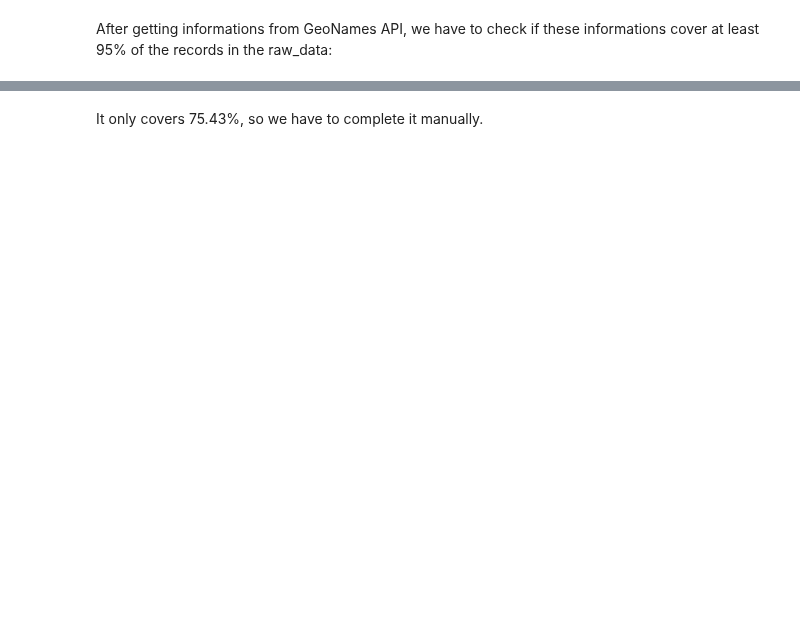
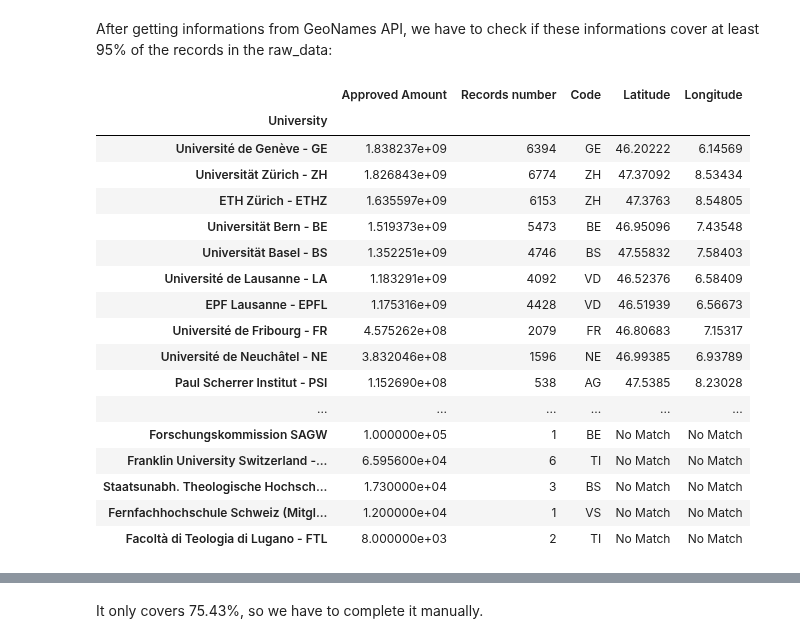
Before and after one commit to Symsystem/adaepflHomework, a Jupyter notebook: 03 - Interactive Viz/Project 3.ipynb, the cells around one changed output, grey strips where cells are left out. Cells and saved outputs as stored; diff of their text form; code cells hidden in the pictures; blank space fills up the shorter version.

```diff
--- a/03 - Interactive Viz/Project 3.ipynb
+++ b/03 - Interactive Viz/Project 3.ipynb
@@ -88,21 +88,106 @@ After getting informations from GeoNames API, we have to check if these informat
 # %%
 # try to look for patterns in the University name
 for univ, row in data[data.index.str.contains('Luzern')].iterrows():
-    data.set_value(univ, 'Canton', 'Lucerne')
+    #data.set_value(univ, 'Canton', 'Lucerne')
     data.set_value(univ, 'Code', 'LU')
 
 for univ, row in data[data.index.str.contains('Zürcher')].iterrows():
-    data.set_value(univ, 'Canton', 'Zurich')
+    #data.set_value(univ, 'Canton', 'Zurich')
+    data.set_value(univ, 'Code', 'ZH')
+
+for univ, row in data[data.index.str.contains('Zürich')].iterrows():
+    #data.set_value(univ, 'Canton', 'Zurich')
     data.set_value(univ, 'Code', 'ZH')
 
 for univ, row in data[data.index.str.contains('Svizzera italiana')].iterrows():
-    data.set_value(univ, 'Canton', 'Ticino')
+    #data.set_value(univ, 'Canton', 'Ticino')
     data.set_value(univ, 'Code', 'TI')
 
 for univ, row in data[data.index.str.contains('Bern')].iterrows():
-    data.set_value(univ, 'Canton', 'Bern')
+    #data.set_value(univ, 'Canton', 'Bern')
     data.set_value(univ, 'Code', 'BE')
 
 for univ, row in data[data.index.str.contains('St. Gallen')].iterrows():
-    data.set_value(univ, 'Canton', 'Saint Gallen')
+    #data.set_value(univ, 'Canton', 'Saint Gallen')
     data.set_value(univ, 'Code', 'SG')
+
+for univ, row in data[data.index.str.contains('Vaud')].iterrows():
+    #data.set_value(univ, 'Canton', 'Vaud')
+    data.set_value(univ, 'Code', 'VD')
+
+for univ, row in data[data.index.str.contains('Wallis')].iterrows():
+    #data.set_value(univ, 'Canton', 'Valais')
+    data.set_value(univ, 'Code', 'VS')
+
+for univ, row in data[data.index.str.contains('Thurgau')].iterrows():
+    #data.set_value(univ, 'Canton', 'Valais')
+    data.set_value(univ, 'Code', 'TG')
+
+#data.set_value('HES de Suisse occidentale - HES-SO', 'Canton', 'Jura')
+data.set_value('HES de Suisse occidentale - HES-SO', 'Code', 'JU')
+
+#data.set_value('Inst. de Hautes Etudes Internat. et du Dév - IHEID', 'Canton', 'Geneva')
+data.set_value('Inst. de Hautes Etudes Internat. et du Dév - IHEID', 'Code', 'GE')
+
+#data.set_value('Idiap Research Institute - IDIAP', 'Canton', 'Valais')
+data.set_value('Idiap Research Institute - IDIAP', 'Code', 'VS')
+
+#data.set_value('Friedrich Miescher Institute - FMI', 'Canton', 'Basel-City')
+data.set_value('Friedrich Miescher Institute - FMI', 'Code', 'BS')
+
+#data.set_value('Physikal.-Meteorolog. Observatorium Davos - PMOD', 'Canton', 'Grisons')
+data.set_value('Physikal.-Meteorolog. Observatorium Davos - PMOD', 'Code', 'GR')
+
+#data.set_value('Allergie- und Asthmaforschung - SIAF', 'Canton', 'Grisons')
+data.set_value('Allergie- und Asthmaforschung - SIAF', 'Code', 'GR')
+
+#data.set_value('Swiss Institute of Bioinformatics - SIB', 'Canton', 'Vaud')
+data.set_value('Swiss Institute of Bioinformatics - SIB', 'Code', 'VD')
+
+data.set_value('Fachhochschule Ostschweiz - FHO', 'Code', 'SG')
+data.set_value('Inst. universit. romand de Santé au Travail - IST', 'Code', 'VD')
+data.set_value('Swiss Center for Electronics and Microtech. - CSEM', 'Code', 'NE')
+data.set_value('Institut Universitaire Kurt Bösch - IUKB', 'Code', 'VS')
+data.set_value('Ente Ospedaliero Cantonale - EOC', 'Code', 'TI')
+data.set_value('Pädagogische Hochschule Nordwestschweiz - PHFHNW', 'Code', 'AG')
+data.set_value('Forschungsinstitut für Opthalmologie - IRO', 'Code', 'VS')
+data.set_value('Eidg. Hochschulinstitut für Berufsbildung - EHB', 'Code', 'BE')
+data.set_value('Institut für Kulturforschung Graubünden - IKG', 'Code', 'GR')
+data.set_value('Centre de rech. sur l\'environnement alpin - CREALP', 'Code', 'VS')
+data.set_value('Haute école pédagogique fribourgeoise - HEPFR', 'Code', 'FR')
+data.set_value('Haute école pédagogique BE, JU, NE - HEPBEJUNE', 'Code', 'JU')
+data.set_value('Pädagogische Hochschule Zug - PHZG', 'Code', 'ZG')
+data.set_value('Pädagogische Hochschule Graubünden - PHGR', 'Code', 'GR')
+data.set_value('Robert Walser-Stiftung Bern - RWS', 'Code', 'BE')
+data.set_value('Franklin University Switzerland - FUS', 'Code', 'TI')
+data.set_value('Instituto Ricerche Solari Locarno - IRSOL', 'Code', 'TI')
+data.set_value('Pädagogische Hochschule Schwyz - PHSZ', 'Code', 'SZ')
+data.set_value('Inst. Suisse de Spéléologie et Karstologie - ISSKA', 'Code', 'NE')
+data.set_value('Fachhochschule Kalaidos - FHKD', 'Code', 'ZH')
+data.set_value('Staatsunabh. Theologische Hochschule Basel - STHB', 'Code', 'BS')
+data.set_value('Schweiz. Hochschule für Logopädie Rorschach - SHLR', 'Code', 'SG')
+data.set_value('Pädagogische Hochschule Wallis - PHVS', 'Code', 'VS')
+data.set_value('Pädag. Hochschule Tessin (Teilschule SUPSI) - ASP', 'Code', 'TI')
+data.set_value('Facoltà di Teologia di Lugano - FTL', 'Code', 'TI')
+data.set_value('Pädagogische Hochschule Schaffhausen - PHSH', 'Code', 'SH')
+data.set_value('Forschungskommission SAGW', 'Code', 'BE')
+data.set_value('Fernfachhochschule Schweiz (Mitglied SUPSI) - FFHS', 'Code', 'VS')
+# %% [output]
+|  | Approved Amount | Records number | Code | Latitude | Longitude |
+| University |  |  |  |  |  |
+| Université de Genève - GE | 1.838237e+09 | 6394 | GE | 46.20222 | 6.14569 |
+| Universität Zürich - ZH | 1.826843e+09 | 6774 | ZH | 47.37092 | 8.53434 |
+| ETH Zürich - ETHZ | 1.635597e+09 | 6153 | ZH | 47.3763 | 8.54805 |
+| Universität Bern - BE | 1.519373e+09 | 5473 | BE | 46.95096 | 7.43548 |
+| Universität Basel - BS | 1.352251e+09 | 4746 | BS | 47.55832 | 7.58403 |
+| Université de Lausanne - LA | 1.183291e+09 | 4092 | VD | 46.52376 | 6.58409 |
+| EPF Lausanne - EPFL | 1.175316e+09 | 4428 | VD | 46.51939 | 6.56673 |
+| Université de Fribourg - FR | 4.575262e+08 | 2079 | FR | 46.80683 | 7.15317 |
+| Université de Neuchâtel - NE | 3.832046e+08 | 1596 | NE | 46.99385 | 6.93789 |
+| Paul Scherrer Institut - PSI | 1.152690e+08 | 538 | AG | 47.5385 | 8.23028 |
+| ... | ... | ... | ... | ... | ... |
+| Forschungskommission SAGW | 1.000000e+05 | 1 | BE | No Match | No Match |
+| Franklin University Switzerland -... | 6.595600e+04 | 6 | TI | No Match | No Match |
+| Staatsunabh. Theologische Hochsch... | 1.730000e+04 | 3 | BS | No Match | No Match |
+| Fernfachhochschule Schweiz (Mitgl... | 1.200000e+04 | 1 | VS | No Match | No Match |
+| Facoltà di Teologia di Lugano - FTL | 8.000000e+03 | 2 | TI | No Match | No Match |
```
Also changed, not shown: parts of 8 cells of this notebook.
